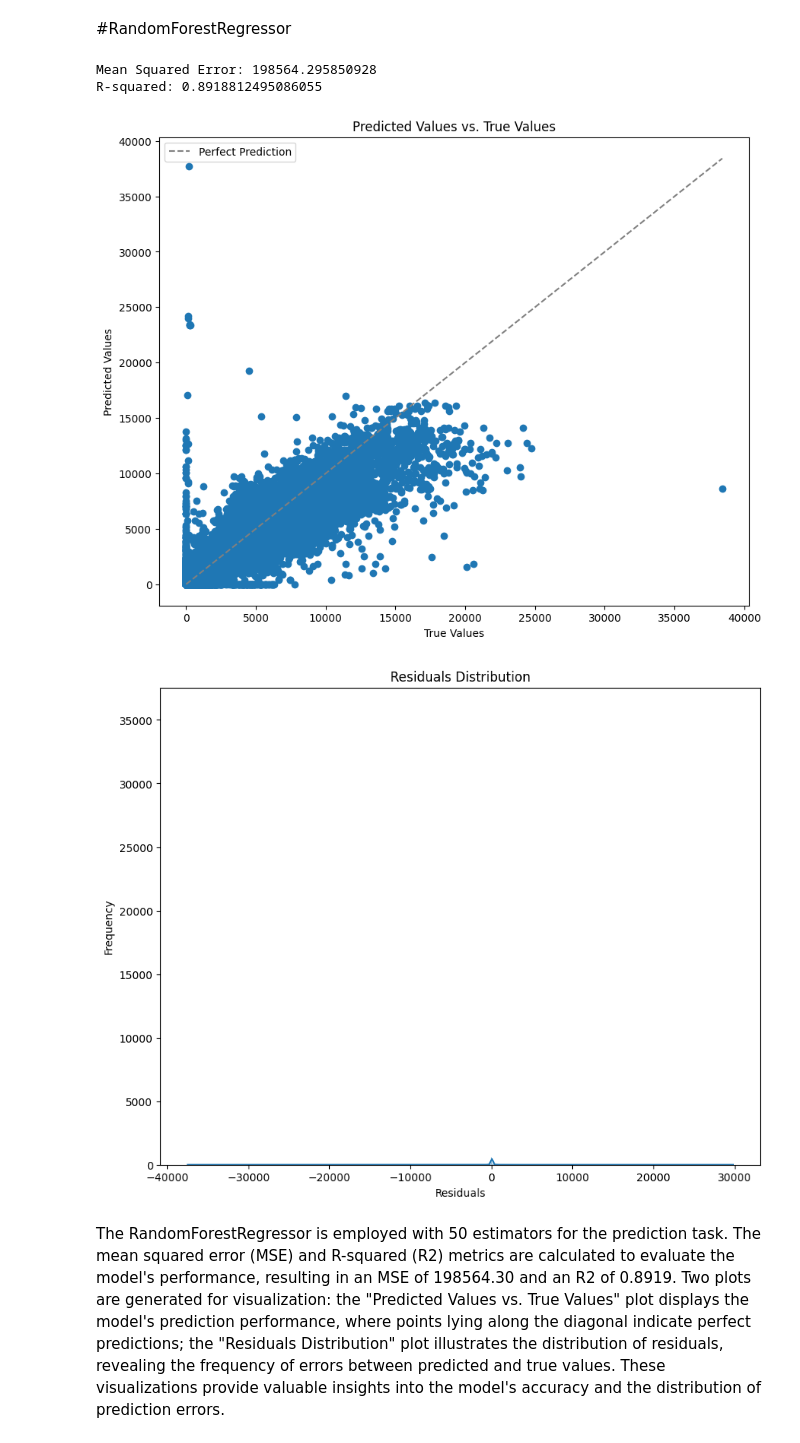
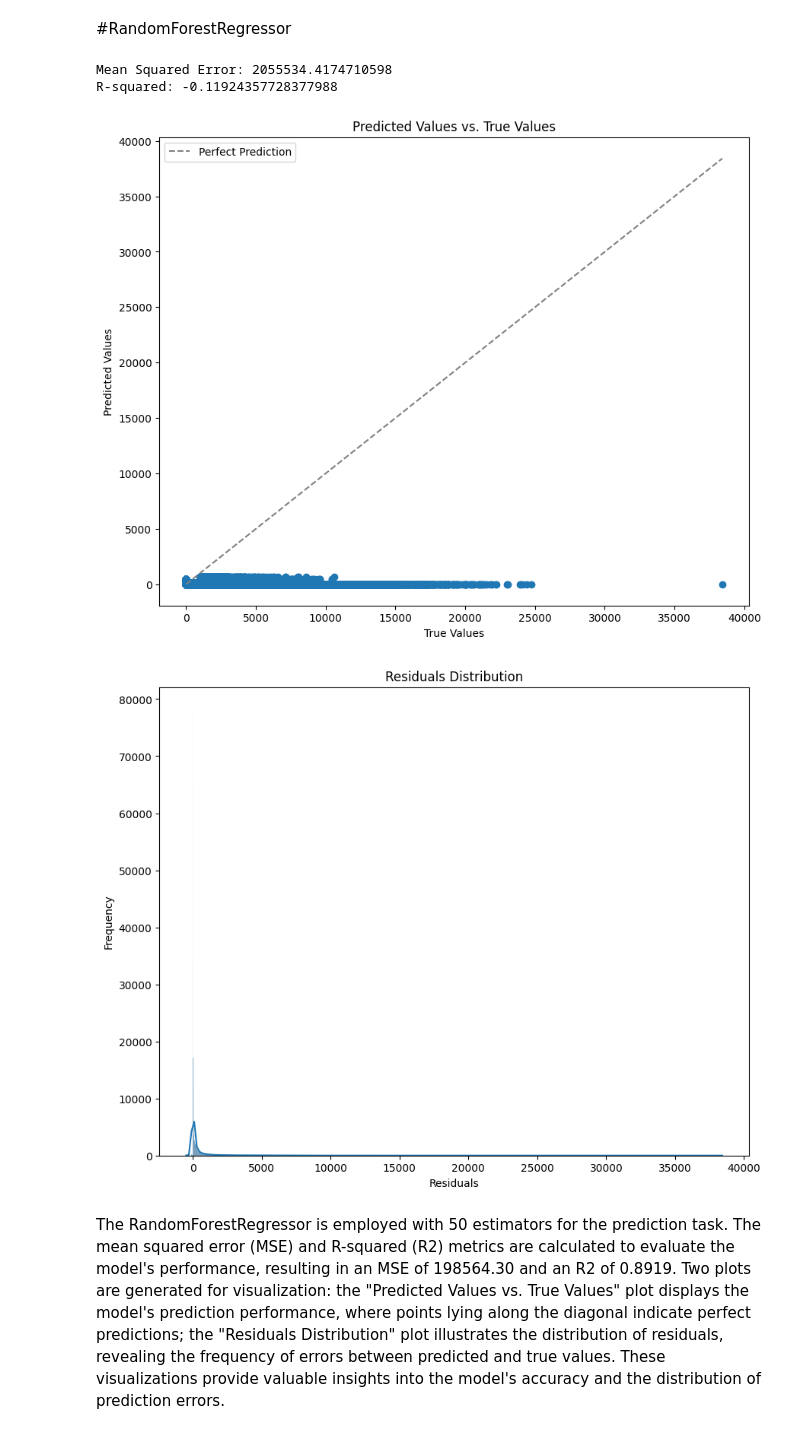
Before and after one commit to mohammadfaizal44/Store-Sales---Time-Series-Forecasting, a Jupyter notebook: Store_Sales_Time_Series_Forecasting__Final.ipynb, the cells around one changed output. Drawn from its saved outputs; the diff is of its cells as text; code cells hidden in the pictures.

```diff
--- a/Store_Sales_Time_Series_Forecasting__Final.ipynb
+++ b/Store_Sales_Time_Series_Forecasting__Final.ipynb
@@ -886,2 +903,34 @@ R-squared: 0.5930970251086486
+# %%
+from sklearn.linear_model import LogisticRegression
+from sklearn.metrics import roc_curve, roc_auc_score
+import matplotlib.pyplot as plt
+
+# Define threshold value for binary classification
+threshold_value = 0.5  # Example threshold, adjust as needed
+
+# Convert target variable to binary labels
+binary_y_train = (y_train > threshold_value).astype(int)
+binary_y_valid = (y_valid > threshold_value).astype(int)
+
+# Create and fit the Logistic Regression model
+model = LogisticRegression()
+model.fit(X_train, binary_y_train)
+
+# Predict probabilities for the positive class
+predictions = model.predict_proba(X_valid)[:, 1]
+
+# Calculate ROC curve and AUC
+fpr, tpr, thresholds = roc_curve(binary_y_valid, predictions)
+auc_score = roc_auc_score(binary_y_valid, predictions)
+
+# Plot ROC curve
+plt.figure(figsize=(8, 6))
+plt.plot(fpr, tpr, label=f'AUC = {auc_score:.2f}')
+plt.plot([0, 1], [0, 1], linestyle='--', color='gray', label='Random')
+plt.xlabel('False Positive Rate')
+plt.ylabel('True Positive Rate')
+plt.title('ROC Curve')
+plt.legend()
+plt.show()
 # %% [markdown]
  displays the Predicted Values vs. True Values, showcasing a Perfect Prediction scenario where the predicted values align precisely with the true values. The x-axis represents the True Values, ranging from 0 to 40,000, while the y-axis represents both Predicted Values and Perfect Prediction lines. This visualization aids in evaluating the accuracy of the predictive model, with an ideal outcome demonstrating a close alignment between predicted and true values along the diagonal line.
@@ -903,38 +982,38 @@ target_column = 'sales'
 model = RandomForestRegressor(n_estimators=50)
 
 
-model.fit(X_train, y_train)
+model.fit(X_train[:1000], y_train[:1000])
 predictions = model.predict(X_valid)
 
 # Calculate metrics
 mse = mean_squared_error(y_valid, predictions)
 r2 = r2_score(y_valid, predictions)
 
 print(f"Mean Squared Error: {mse}")
 print(f"R-squared: {r2}")
 
 # Plot predicted values vs. true values
 plt.figure(figsize=(10, 8))
 plt.scatter(y_valid, predictions)
 plt.plot([min(y_valid), max(y_valid)], [min(y_valid), max(y_valid)], linestyle='--', color='gray', label='Perfect Prediction')
 plt.xlabel('True Values')
 plt.ylabel('Predicted Values')
 plt.title('Predicted Values vs. True Values')
 plt.legend()
 plt.show()
 
 # Plot residuals
 plt.figure(figsize=(10, 8))
 residuals = y_valid - predictions
 sns.histplot(residuals, kde=True)
 plt.xlabel('Residuals')
 plt.ylabel('Frequency')
 plt.title('Residuals Distribution')
 plt.show()
 # %% [output]
-Mean Squared Error: 198564.295850928
-R-squared: 0.8918812495086055
+Mean Squared Error: 2055534.4174710598
+R-squared: -0.11924357728377988
-[figure, old version]
+[figure, new version]
-[figure, old version]
+[figure, new version]
 # %% [markdown]
  The RandomForestRegressor is employed with 50 estimators for the prediction task. The mean squared error (MSE) and R-squared (R2) metrics are calculated to evaluate the model's performance, resulting in an MSE of 198564.30 and an R2 of 0.8919. Two plots are generated for visualization: the "Predicted Values vs. True Values" plot displays the model's prediction performance, where points lying along the diagonal indicate perfect predictions; the "Residuals Distribution" plot illustrates the distribution of residuals, revealing the frequency of errors between predicted and true values. These visualizations provide valuable insights into the model's accuracy and the distribution of prediction errors.
```
Also changed, not shown: parts of 20 cells of this notebook.
